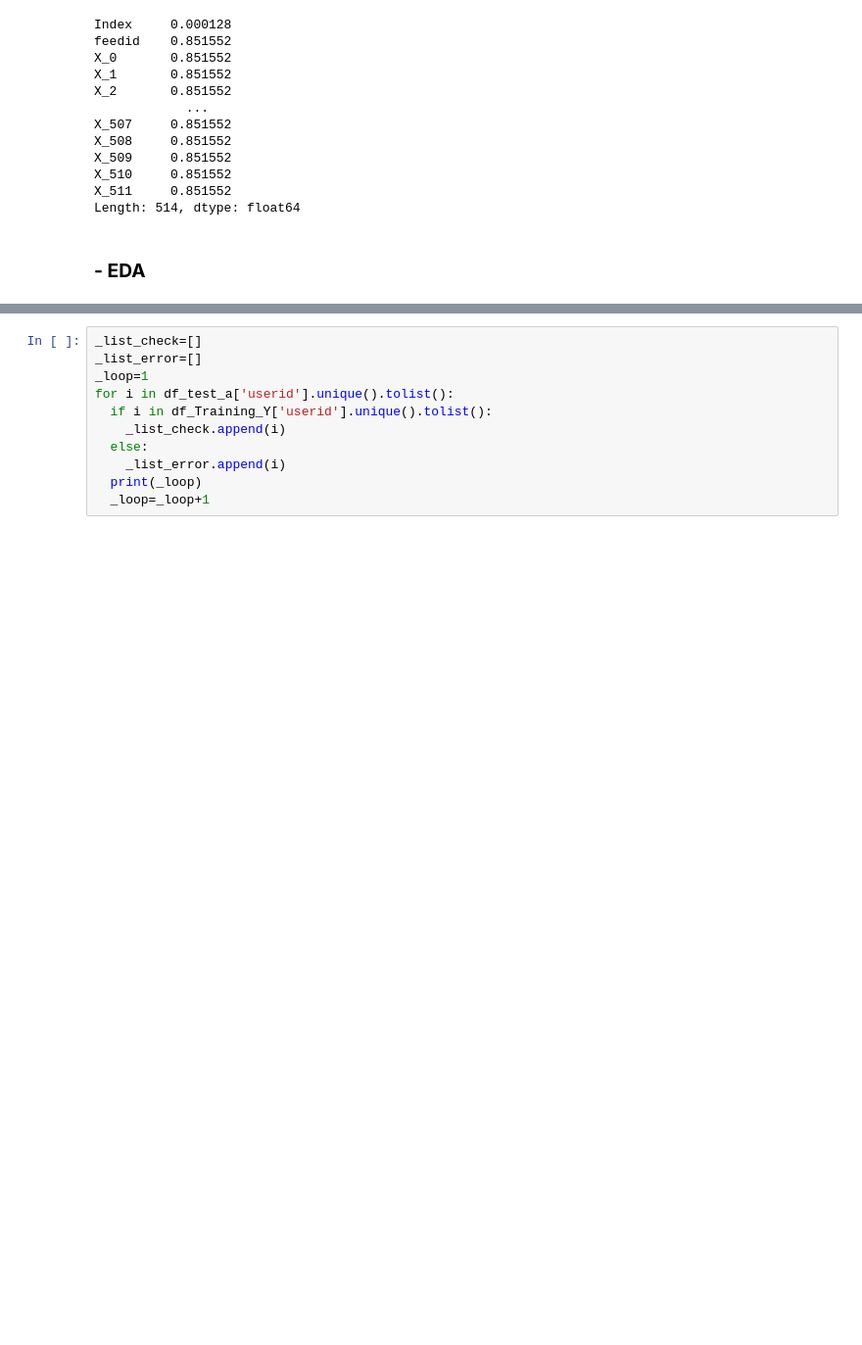
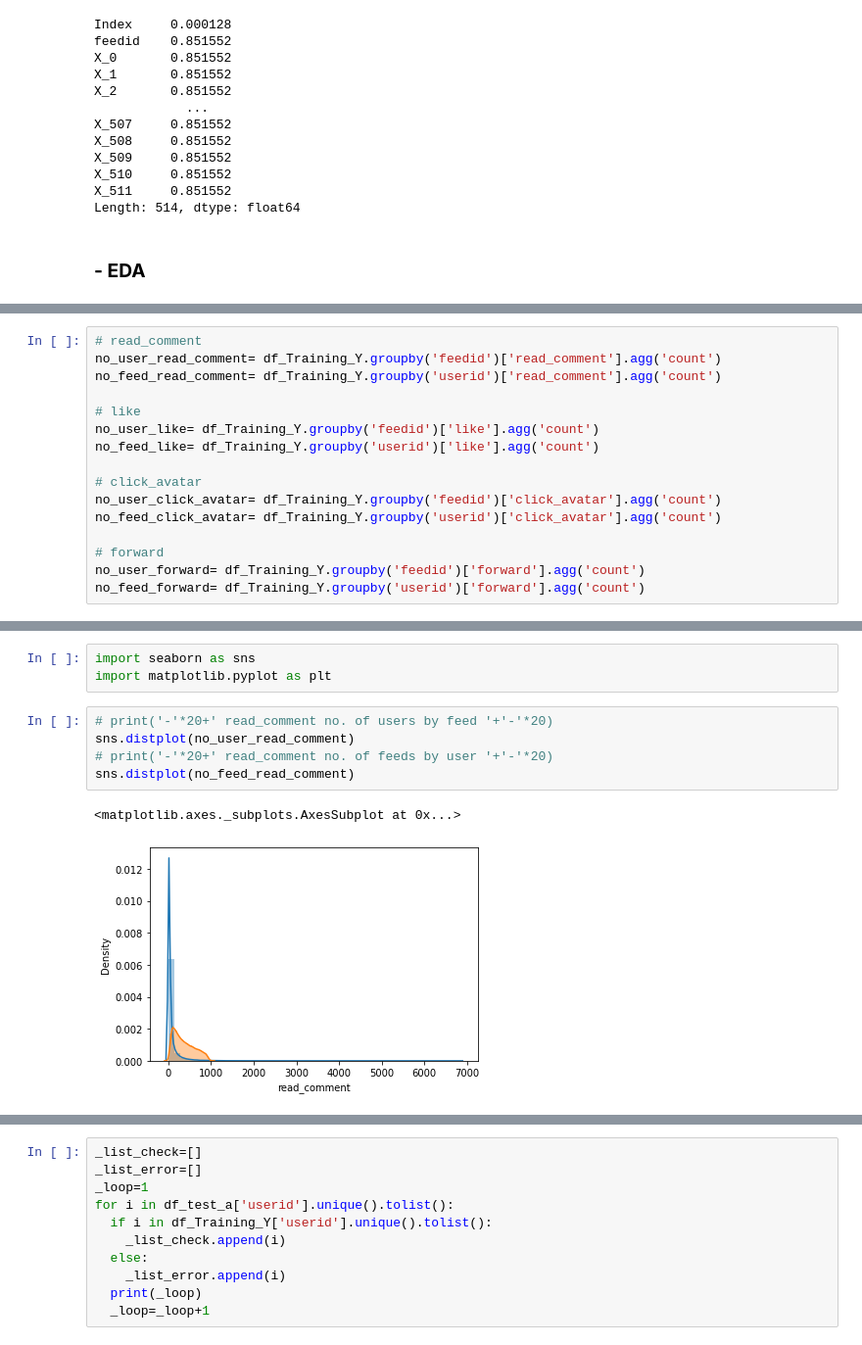
Before and after one commit to freedomszeto/WeChatCompetition_2021, a Jupyter notebook: WeChat_Data_competition_Freedom.ipynb, the cells around one changed output, grey strips where cells are left out. Shown at 98% size. Saved outputs shown, nothing was run; the diff lists cells and outputs as text; blank space fills up the shorter version.

```diff
--- a/WeChat_Data_competition_Freedom.ipynb
+++ b/WeChat_Data_competition_Freedom.ipynb
@@ -209,0 +250,16 @@ Length: 514, dtype: float64
+# %%
+# read_comment
+no_user_read_comment= df_Training_Y.groupby('feedid')['read_comment'].agg('count')
+no_feed_read_comment= df_Training_Y.groupby('userid')['read_comment'].agg('count')
+
+# like
+no_user_like= df_Training_Y.groupby('feedid')['like'].agg('count')
+no_feed_like= df_Training_Y.groupby('userid')['like'].agg('count')
+
+# click_avatar
+no_user_click_avatar= df_Training_Y.groupby('feedid')['click_avatar'].agg('count')
+no_feed_click_avatar= df_Training_Y.groupby('userid')['click_avatar'].agg('count')
+
+# forward
+no_user_forward= df_Training_Y.groupby('feedid')['forward'].agg('count')
+no_feed_forward= df_Training_Y.groupby('userid')['forward'].agg('count')
@@ -209,0 +286,11 @@ Length: 514, dtype: float64
+# %%
+import seaborn as sns
+import matplotlib.pyplot as plt
+# %%
+# print('-'*20+' read_comment no. of users by feed '+'-'*20)
+sns.distplot(no_user_read_comment)
+# print('-'*20+' read_comment no. of feeds by user '+'-'*20)
+sns.distplot(no_feed_read_comment)
+# %% [output]
+<matplotlib.axes._subplots.AxesSubplot at 0x...>
+[figure, added]
```
Also changed, not shown: parts of 7 cells of this notebook.
